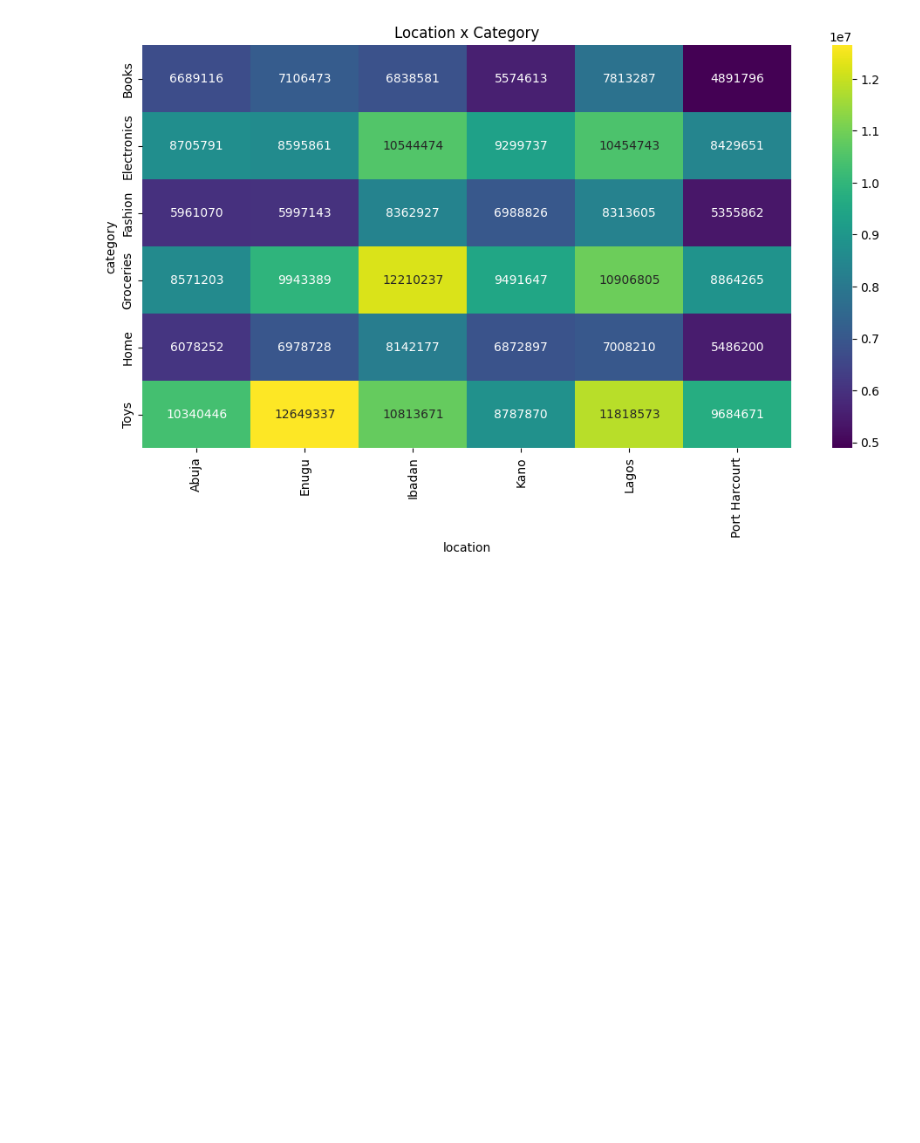
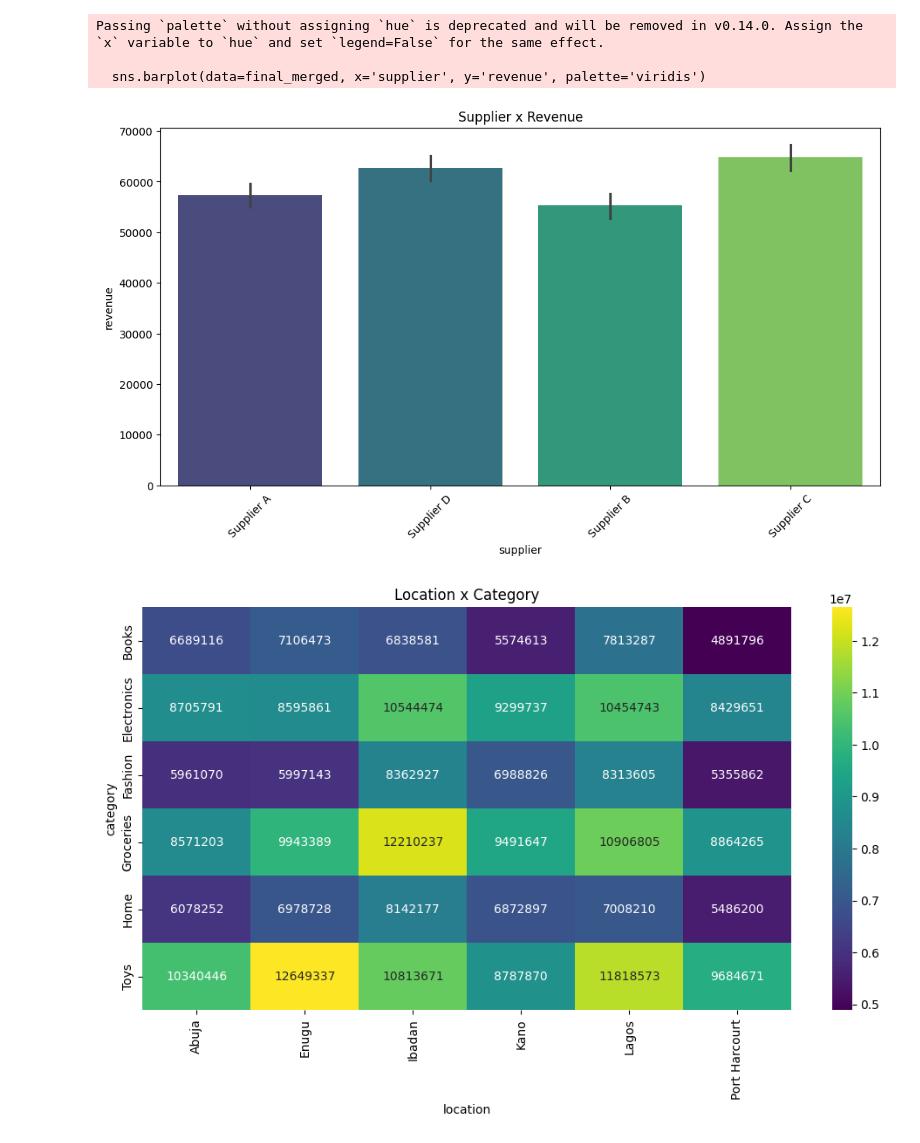
Before and after one commit to Cozee20/Ecommerce-data-analysis, a Jupyter notebook: notebook/exploration.ipynb, the cells around one changed output. Cells and saved outputs as stored; diff of their text form; code cells hidden in the pictures; blank space fills up the shorter version.

```diff
--- a/notebook/exploration.ipynb
+++ b/notebook/exploration.ipynb
@@ -109,8 +109,13 @@ plt.title('Monthly Revenue')
 plt.xticks(rotation=45)
 plt.show()
 plt.figure(figsize=(12, 6))
-sns.barplot(data=final_merged, x='category', y='supplier', palette='viridis')
-plt.title('Category x Supplier')
+sns.barplot(data=final_merged, x='category', y='revenue', palette='viridis')
+plt.title('Category x Revenue')
+plt.xticks(rotation=45)
+plt.show()
+plt.figure(figsize=(12, 6))
+sns.barplot(data=final_merged, x='supplier', y='revenue', palette='viridis')
+plt.title('Supplier x Revenue')
 plt.xticks(rotation=45)
 plt.show()
 plt.figure(figsize=(12, 6))
@@ -144 +149,5 @@ Passing `palette` without assigning `hue` is deprecated and will be removed in v
+Passing `palette` without assigning `hue` is deprecated and will be removed in v0.14.0. Assign the `x` variable to `hue` and set `legend=False` for the same effect.
+
+  sns.barplot(data=final_merged, x='supplier', y='revenue', palette='viridis')
-[figure, old version]
+[figure, new version]
+[figure, added]
```
Also changed, not shown: parts of 1 cell of this notebook, 4 other files.
